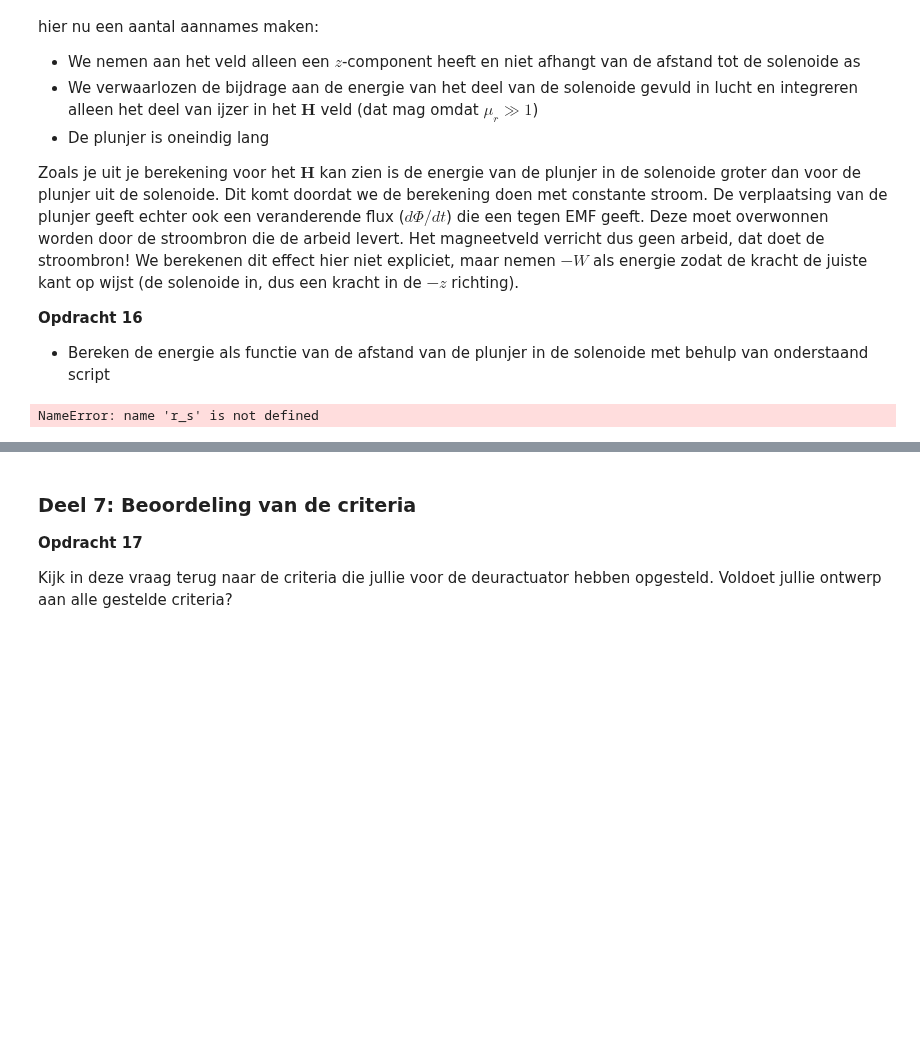
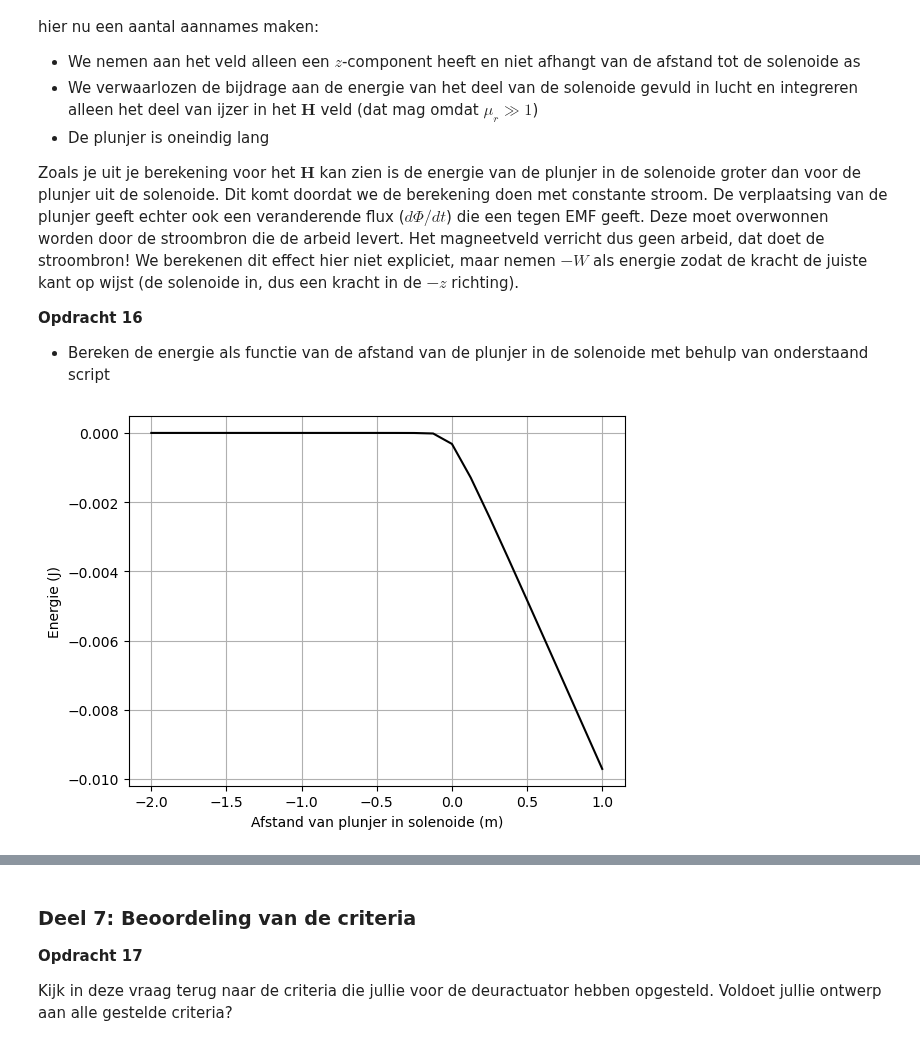
Before and after one commit to owesdorp/opdrachten-DEF-D, a Jupyter notebook: DigitaleOntwerpopdrachten/2KrachtactuatorOpdracht/2KrachtactuatorOpdracht/KrachtactuatorOpdracht.ipynb, the cells around one changed output, grey strips where cells are left out. Saved outputs shown, nothing was run; the diff lists cells and outputs as text; code cells hidden in the pictures; blank space fills up the shorter version.

```diff
--- a/DigitaleOntwerpopdrachten/2KrachtactuatorOpdracht/2KrachtactuatorOpdracht/KrachtactuatorOpdracht.ipynb
+++ b/DigitaleOntwerpopdrachten/2KrachtactuatorOpdracht/2KrachtactuatorOpdracht/KrachtactuatorOpdracht.ipynb
@@ -701,12 +701,19 @@ Zoals je uit je berekening voor het $\mathbf{H}$ kan zien is de energie van de p
 * Bereken de energie als functie van de afstand van de plunjer in de solenoide met behulp van onderstaand script
 # %%
 # integrate the field up to point z_p
+r_s = r_sol
+mu_r = 2000
+mu_0 = 4*np.pi*1e-7
+L_s = L_sol
+aantal_omwent = aantal_wikkelingen
+
 Wz=-0.5*np.pi*r_s**2*np.cumsum(np.flipud(H_ax)*mu_r*mu_0*np.flipud(H_ax))*(z_ax[1] - z_ax[0])
 
 plt.plot(L_s/2 - z_ax, np.flipud(Wz), '-k')
 plt.xlabel('Afstand van plunjer in solenoide (m)'), plt.ylabel('Energie (J)'), plt.grid()
+plt.show()
 # %% [output]
-NameError: name 'r_s' is not defined
+[figure, added]
 # %%
 force_analytical = -mu_0*mu_r*np.pi*r_s**2*aantal_omwent**2*I**2/2/L_s**2 # Kracht uitrekenen numeriek
 force_numerical=np.diff(Wz, n=1, append=[0])/(z_ax[1] - z_ax[0]) # Kracht uitrekenen
```
Also changed, not shown: parts of 1 cell of this notebook.
